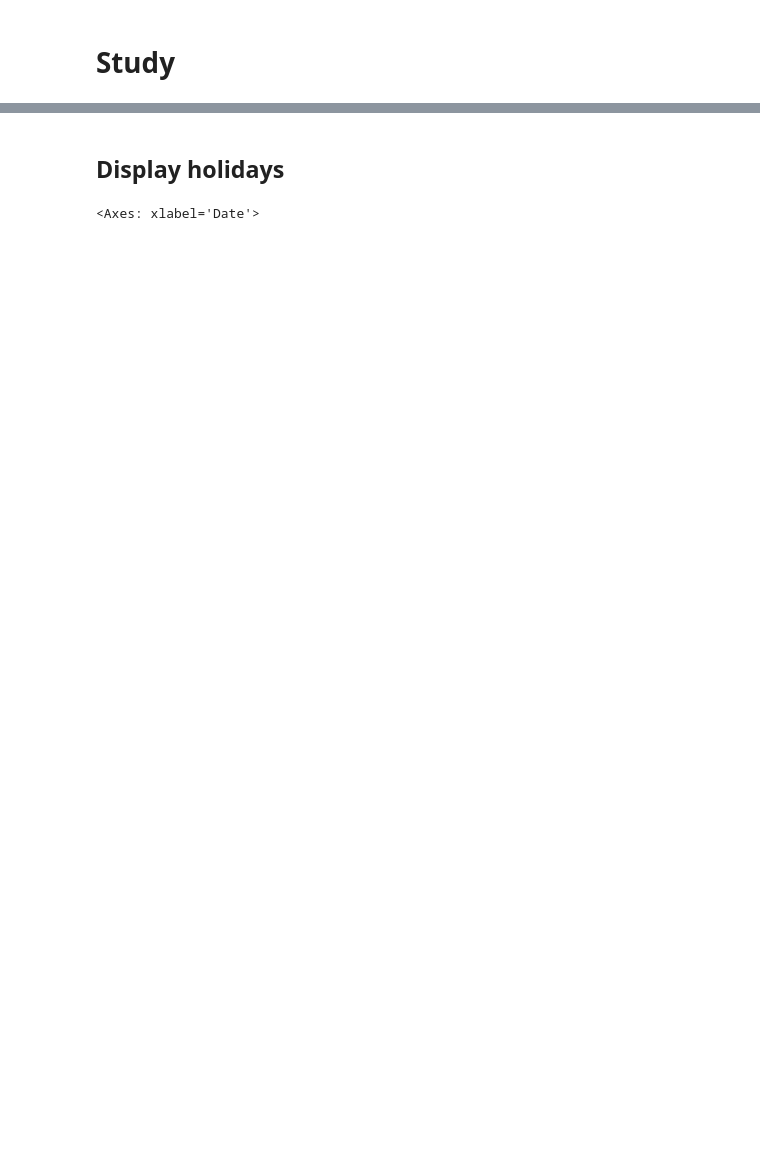
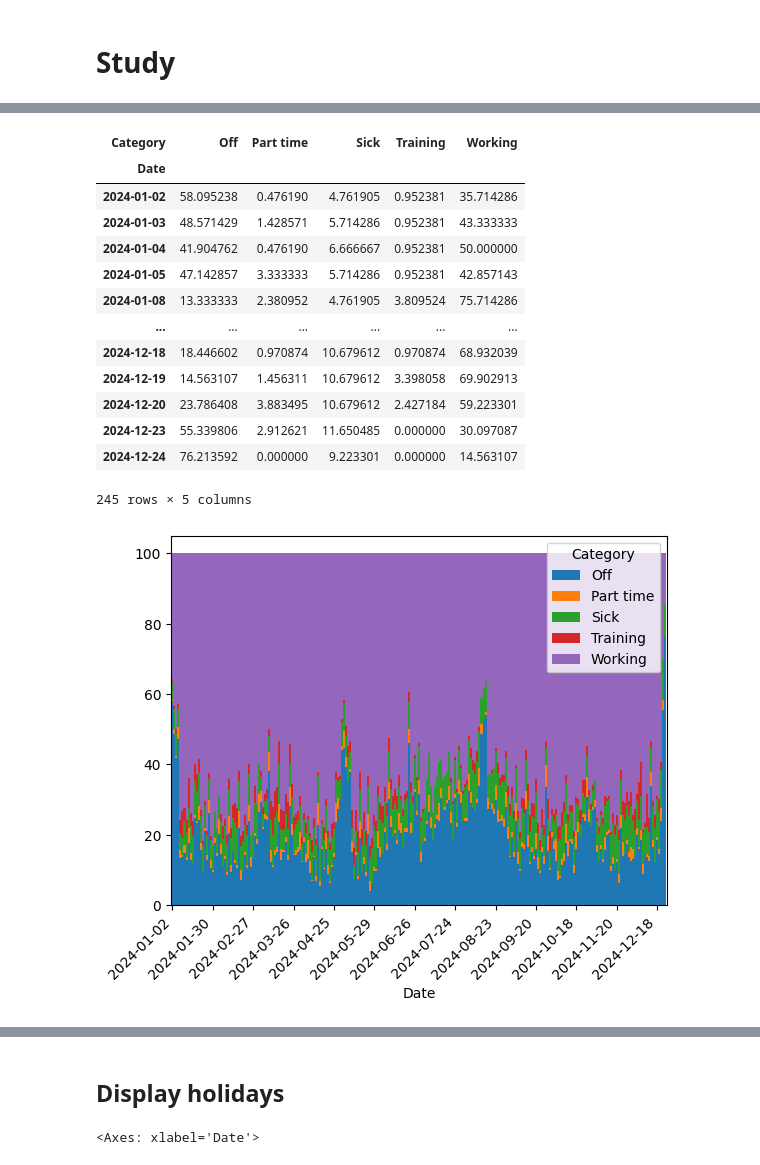
Before and after one commit to Fnor-BE/on-duty-2024, a Jupyter notebook: on-duty.ipynb, the cells around one changed output, grey strips where cells are left out. Drawn from its saved outputs; the diff is of its cells as text; code cells hidden in the pictures; blank space fills up the shorter version.

```diff
--- a/on-duty.ipynb
+++ b/on-duty.ipynb
@@ -65,0 +148,26 @@ df
+# %%
+normalized_category_counts = category_counts.div(category_counts.sum(axis=1), axis=0) * 100
+ax = normalized_category_counts.plot(kind='bar', stacked=True, width=1)
+
+N = 20  # Adjust this value as needed
+xticks_positions = range(0, len(normalized_category_counts), N)
+xticks_labels = [normalized_category_counts.index[i].strftime('%Y-%m-%d') for i in xticks_positions]
+ax.set_xticks(xticks_positions)
+ax.set_xticklabels(xticks_labels, rotation=45, ha='right')  # Rotate for readability
+normalized_category_counts
+# %% [output]
+| Category | Off | Part time | Sick | Training | Working |
+| Date |  |  |  |  |  |
+| 2024-01-02 | 58.095238 | 0.476190 | 4.761905 | 0.952381 | 35.714286 |
+| 2024-01-03 | 48.571429 | 1.428571 | 5.714286 | 0.952381 | 43.333333 |
+| 2024-01-04 | 41.904762 | 0.476190 | 6.666667 | 0.952381 | 50.000000 |
+| 2024-01-05 | 47.142857 | 3.333333 | 5.714286 | 0.952381 | 42.857143 |
+| 2024-01-08 | 13.333333 | 2.380952 | 4.761905 | 3.809524 | 75.714286 |
+| ... | ... | ... | ... | ... | ... |
+| 2024-12-18 | 18.446602 | 0.970874 | 10.679612 | 0.970874 | 68.932039 |
+| 2024-12-19 | 14.563107 | 1.456311 | 10.679612 | 3.398058 | 69.902913 |
+| 2024-12-20 | 23.786408 | 3.883495 | 10.679612 | 2.427184 | 59.223301 |
+| 2024-12-23 | 55.339806 | 2.912621 | 11.650485 | 0.000000 | 30.097087 |
+| 2024-12-24 | 76.213592 | 0.000000 | 9.223301 | 0.000000 | 14.563107 |
+245 rows × 5 columns
+[figure, added]
```
Also changed, not shown: parts of 16 cells of this notebook.
